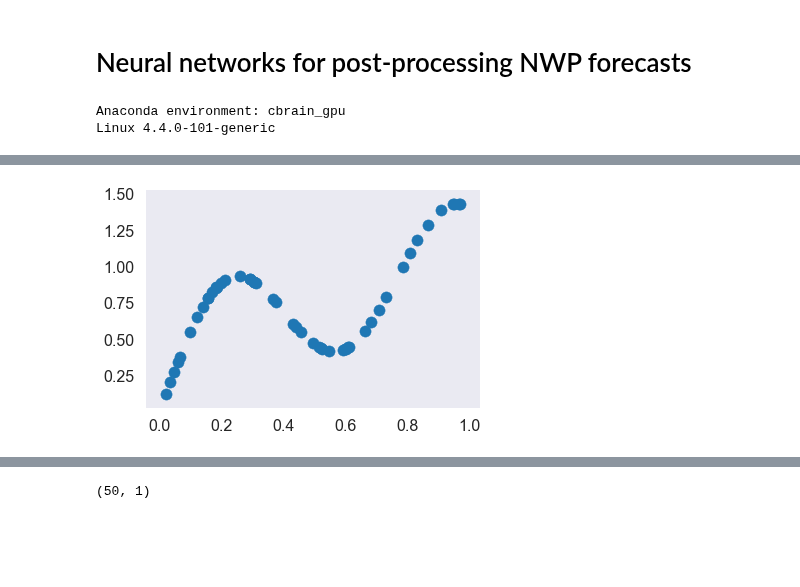
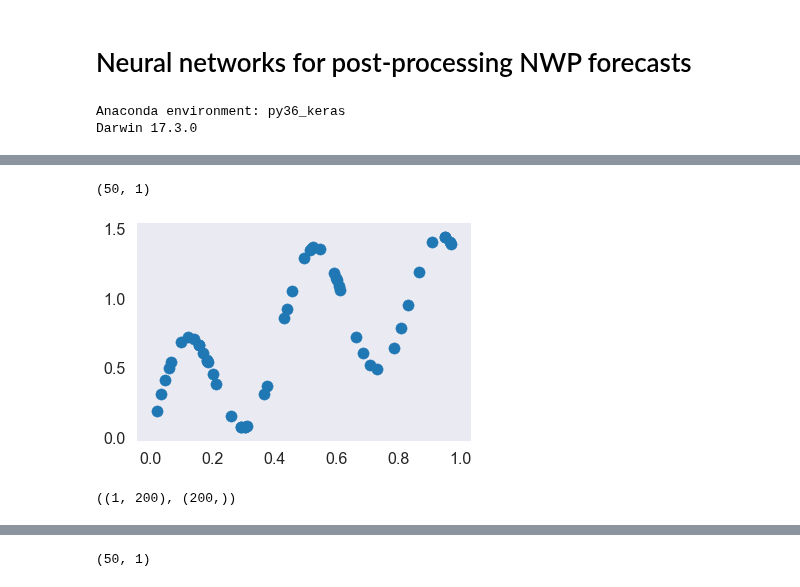
Before and after one commit to slerch/ppnn, a Jupyter notebook: nn_postprocessing/notebooks/presentation_notebook.ipynb, the cells around one changed output, grey strips where cells are left out. Drawn from its saved outputs; the diff is of its cells as text; code cells hidden in the pictures; blank space fills up the shorter version.

Commit message:
Went through presentation notebook once

```diff
--- a/nn_postprocessing/notebooks/presentation_notebook.ipynb
+++ b/nn_postprocessing/notebooks/presentation_notebook.ipynb
@@ -21,11 +21,15 @@ from matplotlib import animation
 import seaborn as sns
 sns.set_style('dark')
 sns.set_context('poster')
-from tqdm import tqdm
+from tqdm import tqdm_notebook as tqdm
 from collections import OrderedDict
 from IPython.display import HTML
+import time
+from keras.utils.generic_utils import get_custom_objects
+metrics_dict = dict([(f.__name__, f) for f in [crps_cost_function]])
+get_custom_objects().update(metrics_dict)
 # %% [output]
-Anaconda environment: cbrain_gpu
-Linux 4.4.0-101-generic
+Anaconda environment: py36_keras
+Darwin 17.3.0
 # %%
 # Basic setup
@@ -50,16 +54,21 @@ Let's build a simplified network with one input and one output in pure Numpy.
 # %%
 # Create the data
 n_samples = 50
 x = np.expand_dims(np.random.uniform(0, 1, n_samples), -1)
-y = np.sin(2 * x) + 0.5 * np.sin(8 * x)
+y = np.sin(2 * x) + 0.5 * np.sin(15 * x)
 plt.scatter(x, y);
+x.shape
 # %% [output]
+(50, 1)
-[figure, old version]
+[figure, new version]
 # %%
 # Initialize the weights and biases for the input --> hidden layer step
-n_hidden = 100   # Number of nodes in hidden layer
+n_hidden = 200   # Number of nodes in hidden layer
 w1 = np.random.normal(size=(1, n_hidden))   # a matrix
 b1 = np.random.normal(size=n_hidden)        # a vector
+w1.shape, b1.shape
+# %% [output]
+((1, 200), (200,))
 # %%
 # Do the first step
 hidden = np.dot(x, w1) + b1
```
Also changed, not shown: parts of 53 cells of this notebook.
